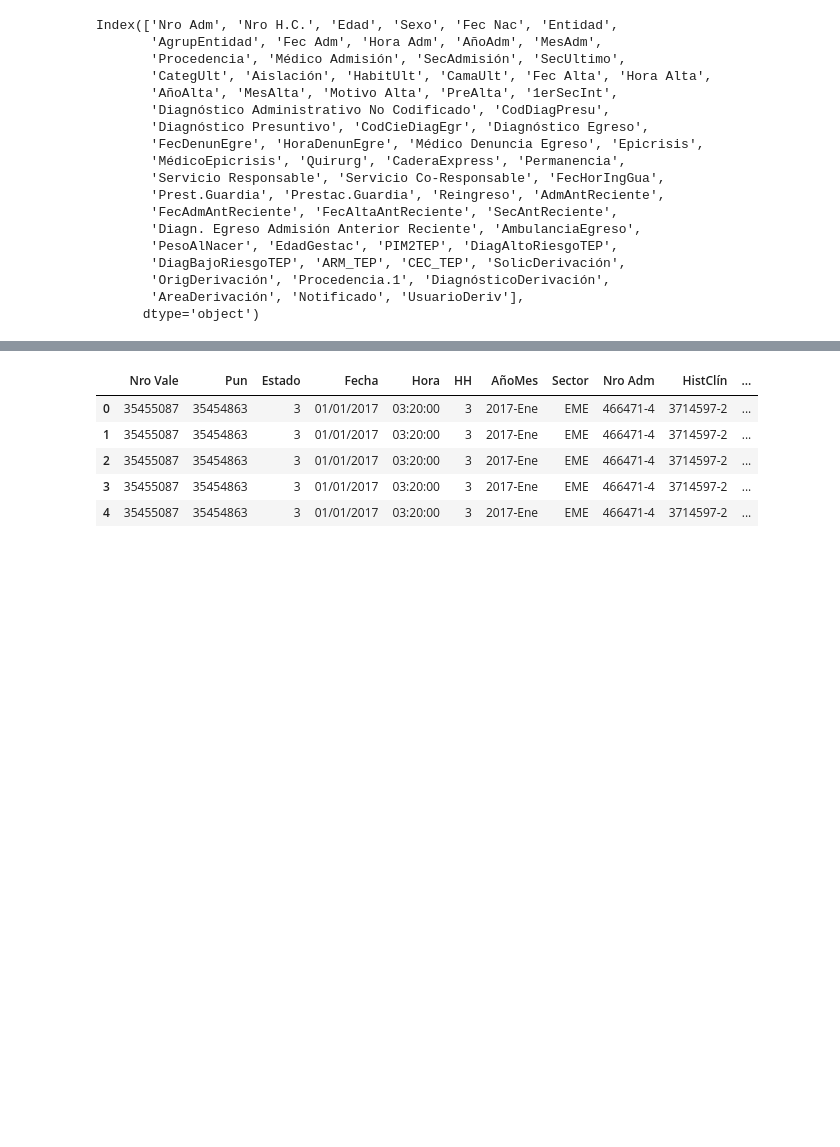
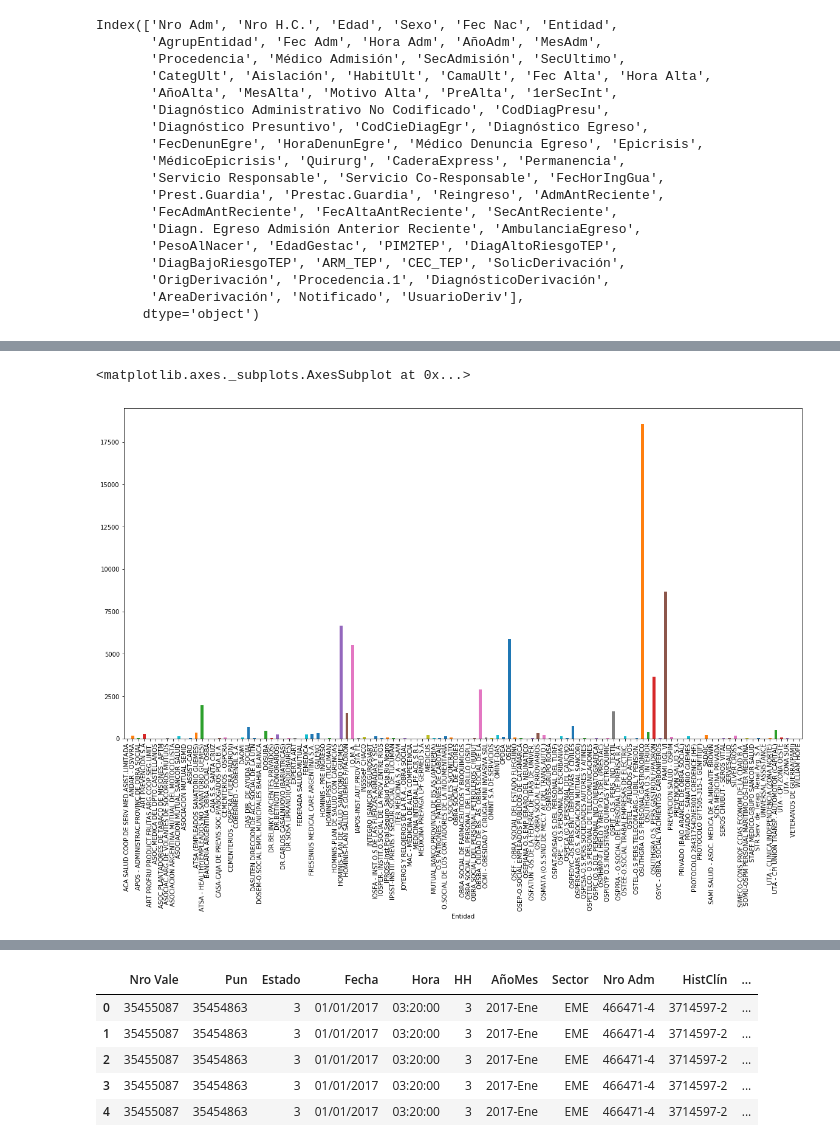
Before and after one commit to josedallavia/A-Machine-Learning-Approach-for-Optimization-of-Hospital-Bed-Utilization, a Jupyter notebook: Exploratory.ipynb, the cells around one changed output, grey strips where cells are left out. Saved outputs shown, nothing was run; the diff lists cells and outputs as text; code cells hidden in the pictures; blank space fills up the shorter version.

```diff
--- a/Exploratory.ipynb
+++ b/Exploratory.ipynb
@@ -81,0 +269,5 @@ images= pd.read_excel('SanatorioGüemes/MachLearning_Estudios_Imagenes_solicitad
+# %%
+internaciones.groupby(['Entidad']).nunique()['Nro H.C.'].plot.bar(figsize=(20,10))
+# %% [output]
+<matplotlib.axes._subplots.AxesSubplot at 0x...>
+[figure, added]
```
Also changed, not shown: parts of 53 cells of this notebook.
